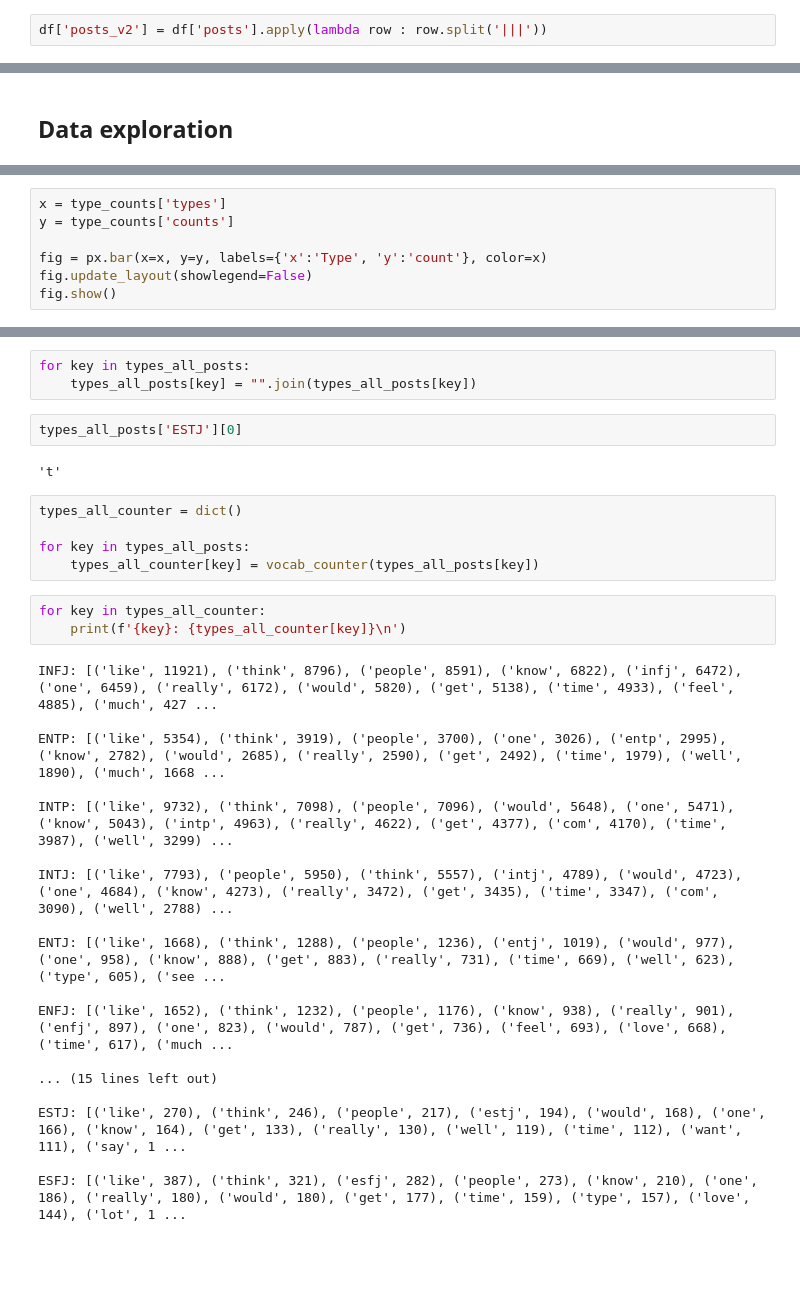
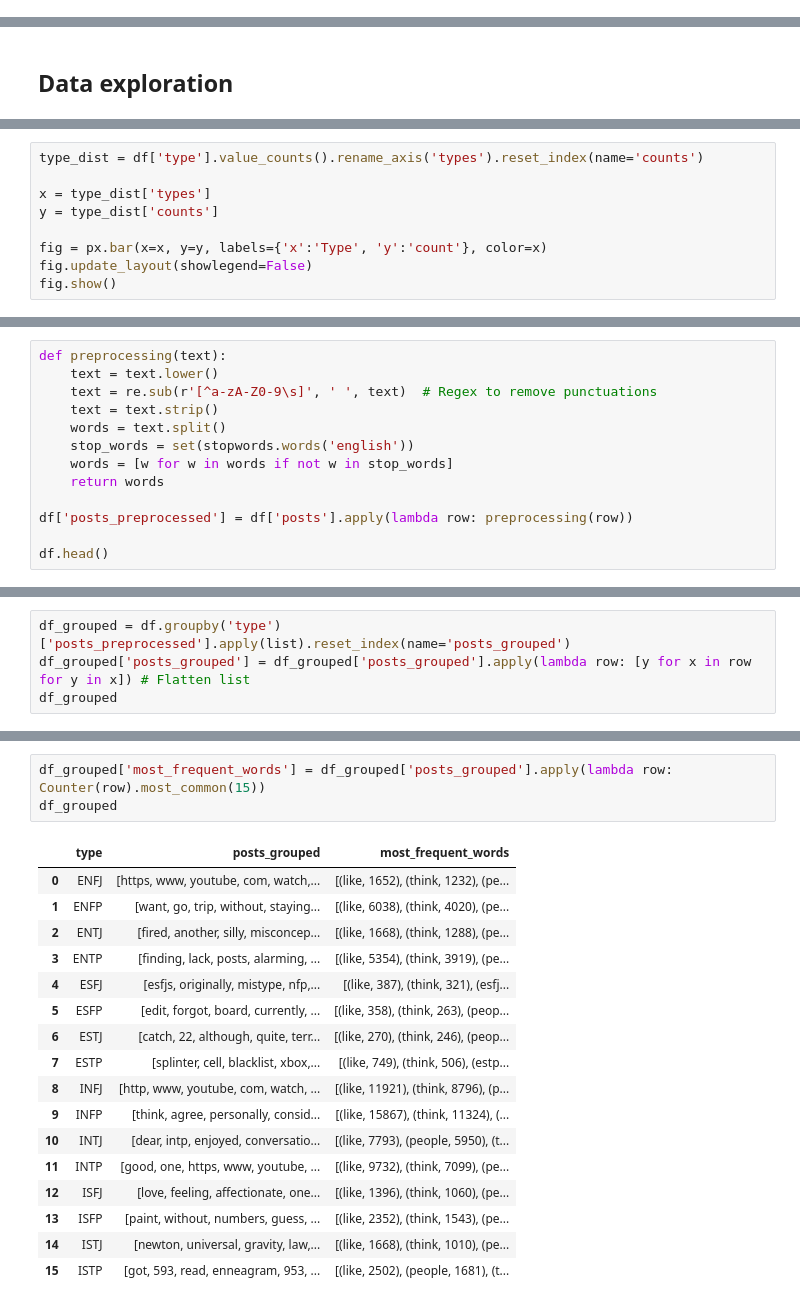
Before and after one commit to anthonyuzan/mbti-prediction, a Jupyter notebook: Data analysis.ipynb, the cells around one changed output, grey strips where cells are left out. Saved outputs shown, nothing was run; the diff lists cells and outputs as text; blank space fills up the shorter version.

```diff
--- a/Data analysis.ipynb
+++ b/Data analysis.ipynb
@@ -58,2 +35,0 @@ Better for the future. Let's apply this to all the dataset.
-# %%
-df['posts_v2'] = df['posts'].apply(lambda row : row.split('|||'))
@@ -89,6 +54,8 @@ type_counts = df['type'].value_counts().rename_axis('types').reset_index(name='c
 # %%
-x = type_counts['types']
-y = type_counts['counts']
+type_dist = df['type'].value_counts().rename_axis('types').reset_index(name='counts')
+
+x = type_dist['types']
+y = type_dist['counts']
 
 fig = px.bar(x=x, y=y, labels={'x':'Type', 'y':'count'}, color=x)
 fig.update_layout(showlegend=False)
@@ -97,0 +73,13 @@ fig.show()
+# %%
+def preprocessing(text):
+    text = text.lower()
+    text = re.sub(r'[^a-zA-Z0-9\s]', ' ', text)  # Regex to remove punctuations
+    text = text.strip()
+    words = text.split()
+    stop_words = set(stopwords.words('english'))
+    words = [w for w in words if not w in stop_words]
+    return words
+
+df['posts_preprocessed'] = df['posts'].apply(lambda row: preprocessing(row))
+
+df.head()
@@ -97,0 +95,4 @@ fig.show()
+# %%
+df_grouped = df.groupby('type')['posts_preprocessed'].apply(list).reset_index(name='posts_grouped')
+df_grouped['posts_grouped'] = df_grouped['posts_grouped'].apply(lambda row: [y for x in row for y in x]) # Flatten list
+df_grouped
@@ -128,33 +119,21 @@ for i in range(len(df)):
-# %%
-for key in types_all_posts:
-    types_all_posts[key] = "".join(types_all_posts[key])
-# %%
-types_all_posts['ESTJ'][0]
-# %% [output]
-'t'
-# %%
-types_all_counter = dict()
-
-for key in types_all_posts:
-    types_all_counter[key] = vocab_counter(types_all_posts[key])
-# %%
-for key in types_all_counter:
-    print(f'{key}: {types_all_counter[key]}\n')
-# %% [output]
-INFJ: [('like', 11921), ('think', 8796), ('people', 8591), ('know', 6822), ('infj', 6472), ('one', 6459), ('really', 6172), ('would', 5820), ('get', 5138), ('time', 4933), ('feel', 4885), ('much', 427 ...
-
-ENTP: [('like', 5354), ('think', 3919), ('people', 3700), ('one', 3026), ('entp', 2995), ('know', 2782), ('would', 2685), ('really', 2590), ('get', 2492), ('time', 1979), ('well', 1890), ('much', 1668 ...
-
-INTP: [('like', 9732), ('think', 7098), ('people', 7096), ('would', 5648), ('one', 5471), ('know', 5043), ('intp', 4963), ('really', 4622), ('get', 4377), ('com', 4170), ('time', 3987), ('well', 3299) ...
-
-INTJ: [('like', 7793), ('people', 5950), ('think', 5557), ('intj', 4789), ('would', 4723), ('one', 4684), ('know', 4273), ('really', 3472), ('get', 3435), ('time', 3347), ('com', 3090), ('well', 2788) ...
-
-ENTJ: [('like', 1668), ('think', 1288), ('people', 1236), ('entj', 1019), ('would', 977), ('one', 958), ('know', 888), ('get', 883), ('really', 731), ('time', 669), ('well', 623), ('type', 605), ('see ...
-
-ENFJ: [('like', 1652), ('think', 1232), ('people', 1176), ('know', 938), ('really', 901), ('enfj', 897), ('one', 823), ('would', 787), ('get', 736), ('feel', 693), ('love', 668), ('time', 617), ('much ...
-
-... (15 lines left out)
-
-ESTJ: [('like', 270), ('think', 246), ('people', 217), ('estj', 194), ('would', 168), ('one', 166), ('know', 164), ('get', 133), ('really', 130), ('well', 119), ('time', 112), ('want', 111), ('say', 1 ...
-
-ESFJ: [('like', 387), ('think', 321), ('esfj', 282), ('people', 273), ('know', 210), ('one', 186), ('really', 180), ('would', 180), ('get', 177), ('time', 159), ('type', 157), ('love', 144), ('lot', 1 ...
+# %%
+df_grouped['most_frequent_words'] = df_grouped['posts_grouped'].apply(lambda row: Counter(row).most_common(15))
+df_grouped
+# %% [output]
+|  | type | posts_grouped | most_frequent_words |
+| 0 | ENFJ | [https, www, youtube, com, watch,... | [(like, 1652), (think, 1232), (pe... |
+| 1 | ENFP | [want, go, trip, without, staying... | [(like, 6038), (think, 4020), (pe... |
+| 2 | ENTJ | [fired, another, silly, misconcep... | [(like, 1668), (think, 1288), (pe... |
+| 3 | ENTP | [finding, lack, posts, alarming, ... | [(like, 5354), (think, 3919), (pe... |
+| 4 | ESFJ | [esfjs, originally, mistype, nfp,... | [(like, 387), (think, 321), (esfj... |
+| 5 | ESFP | [edit, forgot, board, currently, ... | [(like, 358), (think, 263), (peop... |
+| 6 | ESTJ | [catch, 22, although, quite, terr... | [(like, 270), (think, 246), (peop... |
+| 7 | ESTP | [splinter, cell, blacklist, xbox,... | [(like, 749), (think, 506), (estp... |
+| 8 | INFJ | [http, www, youtube, com, watch, ... | [(like, 11921), (think, 8796), (p... |
+| 9 | INFP | [think, agree, personally, consid... | [(like, 15867), (think, 11324), (... |
+| 10 | INTJ | [dear, intp, enjoyed, conversatio... | [(like, 7793), (people, 5950), (t... |
+| 11 | INTP | [good, one, https, www, youtube, ... | [(like, 9732), (think, 7099), (pe... |
+| 12 | ISFJ | [love, feeling, affectionate, one... | [(like, 1396), (think, 1060), (pe... |
+| 13 | ISFP | [paint, without, numbers, guess, ... | [(like, 2352), (think, 1543), (pe... |
+| 14 | ISTJ | [newton, universal, gravity, law,... | [(like, 1668), (think, 1010), (pe... |
+| 15 | ISTP | [got, 593, read, enneagram, 953, ... | [(like, 2502), (people, 1681), (t... |
```
Also changed, not shown: parts of 30 cells of this notebook.
